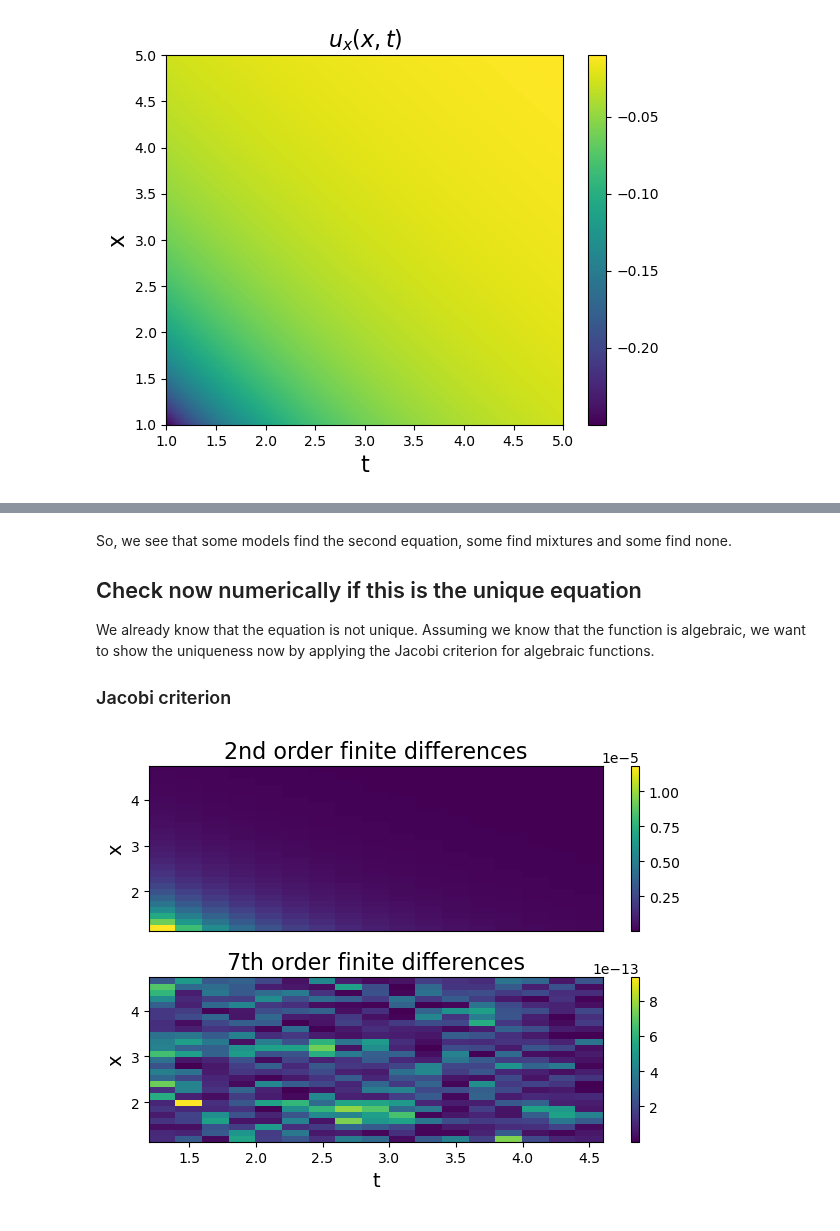
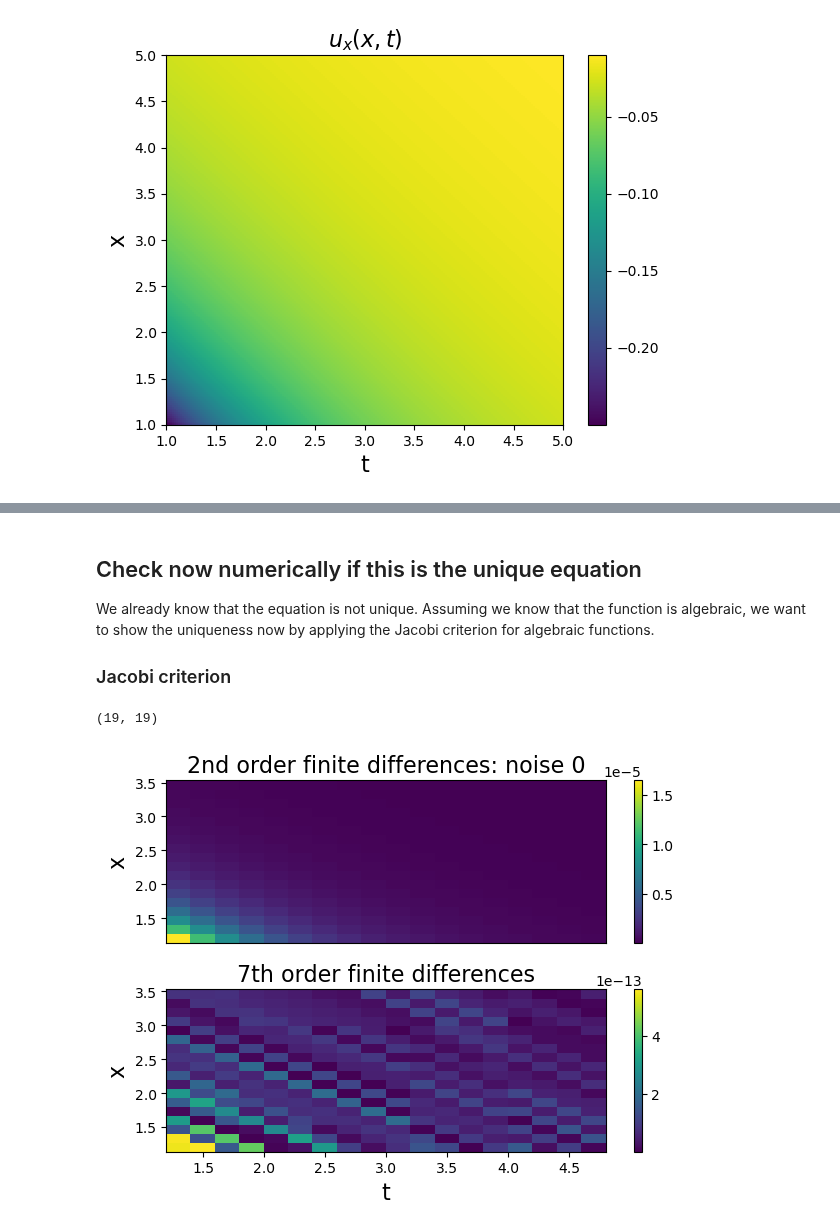
Before and after one commit to HillaryHauger/robust-identifiability-symbolic-recovery, a Jupyter notebook: My Experiments/Polynomial PDE Noise.ipynb, the cells around one changed output, grey strips where cells are left out. Saved outputs shown, nothing was run; the diff lists cells and outputs as text; code cells hidden in the pictures.

Commit message:
Noise and Polynomial uniqueness

```diff
--- a/My Experiments/Polynomial PDE Noise.ipynb
+++ b/My Experiments/Polynomial PDE Noise.ipynb
@@ -32,10 +32,7 @@ from test_data import add_noise
 # %%
-x_0, x_end = 1, 5
-t_0, t_end = 1, 5
-nx, nt = (300, 200)
-x = np.linspace(x_0, x_end, nx)
-t = np.linspace(t_0, t_end, nt)
-tv, xv = np.meshgrid(t, x)
-
-u = 1/(xv + tv)
-u_noise = add_noise(u,1e-5)
+experiment_name = 'algbraic_nonunique_1'
+u,x,t,formula = experiment_data(n_samples=200,experiment_name=experiment_name)
+print(experiment_name)
+print(formula)
+dx=x[1]-x[0]
+dt=t[1]-t[0]
@@ -143,5 +79,4 @@ FROLs model:
 # %% [markdown]
-So, we see that some models find the second equation, some find mixtures and some find none.
 ## Check now numerically if this is the unique equation
 
 We already know that the equation is not unique. Assuming we know that the function is algebraic, we want to show the uniqueness now by applying the Jacobi criterion for algebraic functions.
@@ -149,47 +118,15 @@ We already know that the equation is not unique. Assuming we know that the funct
 # %%
 from numpy.linalg import matrix_rank, svd
 # %%
-space_range = 28
-time_range = 18
+space_range = int(len(x)/10-1)
+time_range = int(len(x)/10-1)
+print((space_range,time_range))
 fd_orders = [2, 7]
-sv_ratios = np.zeros([space_range, time_range])
-svs = np.zeros([2, space_range, time_range])
-for k, fd_order in enumerate(fd_orders):
-    ut = ps.FiniteDifference(order=fd_order, d=1, axis=1, drop_endpoints=False)._differentiate(u, t=dt)
-    utx = ps.FiniteDifference(order=fd_order, d=1, axis=0, drop_endpoints=False)._differentiate(ut, dx)
-    ux = ps.FiniteDifference(order=fd_order, d=1, axis=0, drop_endpoints=False)._differentiate(u, dx)
-    uxx = ps.FiniteDifference(order=fd_order, d=2, axis=0, drop_endpoints=False)._differentiate(u, dx)
-    space_range = 28
-    time_range = 18
-    for i in range(space_range):
-        for j in range(time_range):
-            x_i, t_j = i * 10 + 10, j * 10 + 10
-            jacobian = np.array([[ut[x_i,t_j], ux[x_i,t_j]], [utx[x_i,t_j], uxx[x_i,t_j]]]).reshape(2,2)
-            sv = svd(jacobian, compute_uv=False)[-1]
-            svs[k,i,j] = sv
+svs = jacobi_criterion(u,space_range,time_range,fd_orders)
+# %% [output]
+(19, 19)
 # %%
-# Journal
-titlesize = 18
-subtitle_size = titlesize - 2
-labelsize = titlesize - 2
-tickssize = labelsize - 2
-fontname="Times New Roman"
-t_grid, x_grid = (np.arange(time_range) * 10 + 10) / 200 * (t_end - t_0) + t_0, (np.arange(space_range) * 10 + 10) / 300 * (x_end - x_0) + x_0
-# Plot derivative results
-fig, axes = plt.subplots(2,1)
-#plt.title(r'Smallest singular value of the Jacobian', fontsize=titlesize, fontname=fontname)
-c = axes[0].pcolor(t_grid, x_grid, svs[0])
-axes[0].set_title('2nd order finite differences', fontsize=subtitle_size, fontname=fontname)
-axes[0].set_ylabel('x', fontsize=tickssize, fontname=fontname)
-axes[0].set_xticks([])
-fig.colorbar(c, ax=axes[0])
-c = axes[1].pcolor(t_grid, x_grid, svs[1])
-axes[1].set_title('7th order finite differences', fontsize=subtitle_size, fontname=fontname)
-axes[1].set_xlabel('t', fontsize=tickssize, fontname=fontname)
-axes[1].set_ylabel('x', fontsize=tickssize, fontname=fontname)
-fig.colorbar(c, ax=axes[1])
-plt.tight_layout()
-#fig_path = r'D:\OneDrive\Dokumente\Uni\Doktor\Paper\Projects\Physical Law Learning\Images\Experiments\Uniqueness'
-#plt.savefig(os.path.join(fig_path, 'Jacobi_polynomial_PDE_ambiguous_algebraic_function.eps'), format='eps')
+t_grid, x_grid = (np.arange(time_range) * 10 + 10) / 200 * (t[len(t)-1] - t[0]) + t[0], (np.arange(space_range) * 10 + 10) / 300 * (x[len(x)-1] - x[0]) + x[0]
+plot_result_jacobi(svs,t_grid,x_grid)
 # %% [output]
-[figure, old version]
+[figure, new version]
```
Also changed, not shown: parts of 10 cells of this notebook, 3 other files.
